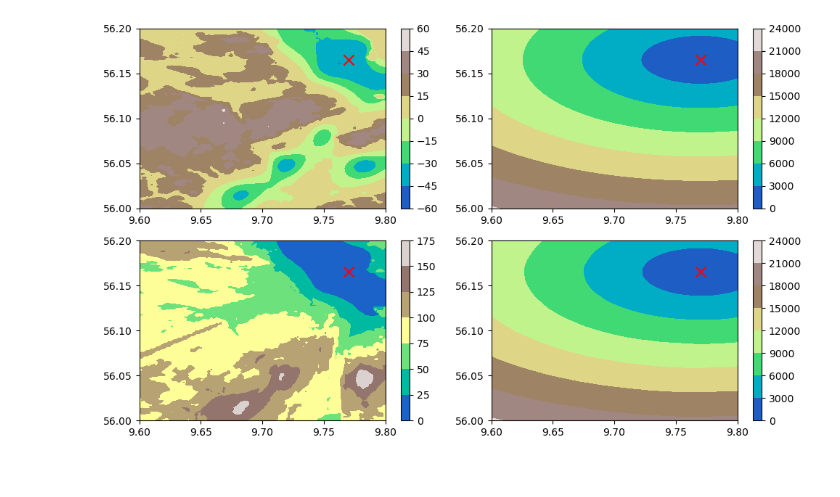
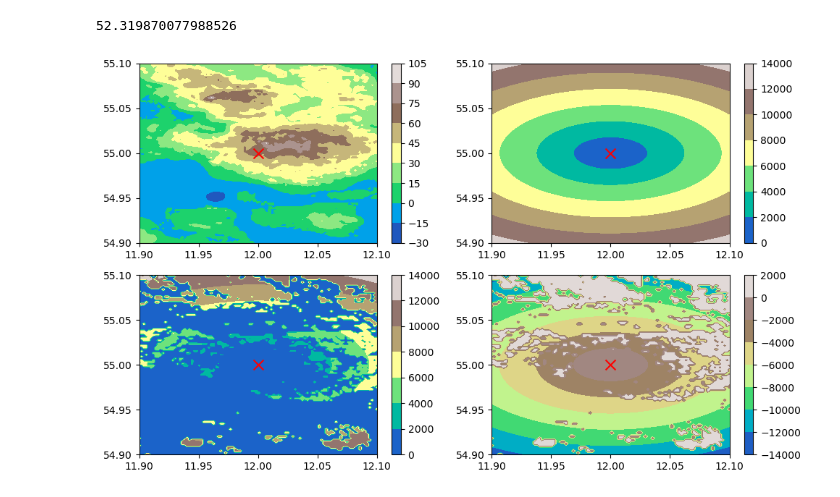
Before and after one commit to FPWRasmussen/DTU-Special-Course, a Jupyter notebook: src/noise/barrier_attenuation.ipynb, the cells around one changed output. Saved outputs shown, nothing was run; the diff lists cells and outputs as text; code cells hidden in the pictures.

```diff
--- a/src/noise/barrier_attenuation.ipynb
+++ b/src/noise/barrier_attenuation.ipynb
@@ -187,0 +81,7 @@ d, ds = diffraction_data(elevation_handler, source_array)
+# %%
+map_boundaries = [11.9, 12.1, 54.9, 55.1]
+map_shape = [100, 100]
+elevation_handler = ElevationHandler(map_boundaries, map_shape)
+point_source_data = import_point_source_data().iloc[0]
+
+d, dss, dsr, e = calc_diffraction_path(elevation_handler, point_source_data)
@@ -188,24 +104,35 @@ d, ds = diffraction_data(elevation_handler, source_array)
+# %%
+map_boundaries = [11.9, 12.1, 54.9, 55.1]
+map_shape = [100, 100]
+elevation_handler = ElevationHandler(map_boundaries, map_shape)
+point_source_data = import_point_source_data().iloc[0]
+
+d2 = calc_direct_path(elevation_handler, point_source_data)
 # %%
 import cartopy.crs as ccrs
 from matplotlib.colors import LogNorm
-map_array = np.loadtxt("map.txt")
+# map_array = np.loadtxt("map.txt")
 
 fig, axes = plt.subplots(2,2, figsize=(10, 6))
-pcm = axes[0, 0].contourf(elevation_handler.long_range, elevation_handler.lat_range, elevation_handler.map_array, cmap = "terrain")
-plt.colorbar(pcm, ax = axes[0,0])
-axes[0, 0].scatter(*source_array[0,:2], marker = "x", color = "red", s = 100)
+pcm1 = axes[0, 0].contourf(elevation_handler.long_range, elevation_handler.lat_range, elevation_handler.map_array, cmap = "terrain")
+plt.colorbar(pcm1, ax = axes[0,0])
+axes[0, 0].scatter(point_source_data.longitude, point_source_data.latitude, marker = "x", color = "red", s = 100)
 
-pcm = axes[0, 1].contourf(elevation_handler.long_range, elevation_handler.lat_range, d[:,:,0], cmap = "terrain")
-plt.colorbar(pcm, ax = axes[0, 1])
-axes[0, 1].scatter(*source_array[0,:2], marker = "x", color = "red", s = 100)
+pcm2 = axes[0, 1].contourf(elevation_handler.long_range, elevation_handler.lat_range, d, cmap = "terrain")
+plt.colorbar(pcm2, ax = axes[0, 1])
+axes[0, 1].scatter(point_source_data.longitude, point_source_data.latitude, marker = "x", color = "red", s = 100)
 
-pcm = axes[1, 1].contourf(elevation_handler.long_range, elevation_handler.lat_range, ds[:,:,0], cmap = "terrain")
-plt.colorbar(pcm, ax = axes[1, 1])
-axes[1, 1].scatter(*source_array[0, :2], marker = "x", color = "red", s = 100)
+pcm3 = axes[1, 0].contourf(elevation_handler.long_range, elevation_handler.lat_range, dsr+dss+e, cmap = "terrain")
+plt.colorbar(pcm3, ax = axes[1, 0])
+axes[1, 0].scatter(point_source_data.longitude, point_source_data.latitude, marker = "x", color = "red", s = 100)
 
-pcm = axes[1, 0].contourf(elevation_handler.long_range, elevation_handler.lat_range, (ds[:,:,0]-d[:,:,0]), cmap = "terrain")
-plt.colorbar(pcm, ax = axes[1, 0])
-axes[1, 0].scatter(*source_array[0, :2], marker = "x", color = "red", s = 100)
+pcm4 = axes[1, 1].contourf(elevation_handler.long_range, elevation_handler.lat_range, (dsr+dss+e-d), cmap = "terrain")
+plt.colorbar(pcm4, ax = axes[1, 1])
+axes[1, 1].scatter(point_source_data.longitude, point_source_data.latitude, marker = "x", color = "red", s = 100)
 plt.tight_layout()
+
+test = (dsr+dss+e-d)
+print(np.max(test))
 # %% [output]
+52.319870077988526
-[figure, old version]
+[figure, new version]
```
Also changed, not shown: parts of 10 cells of this notebook, 10 other files.
